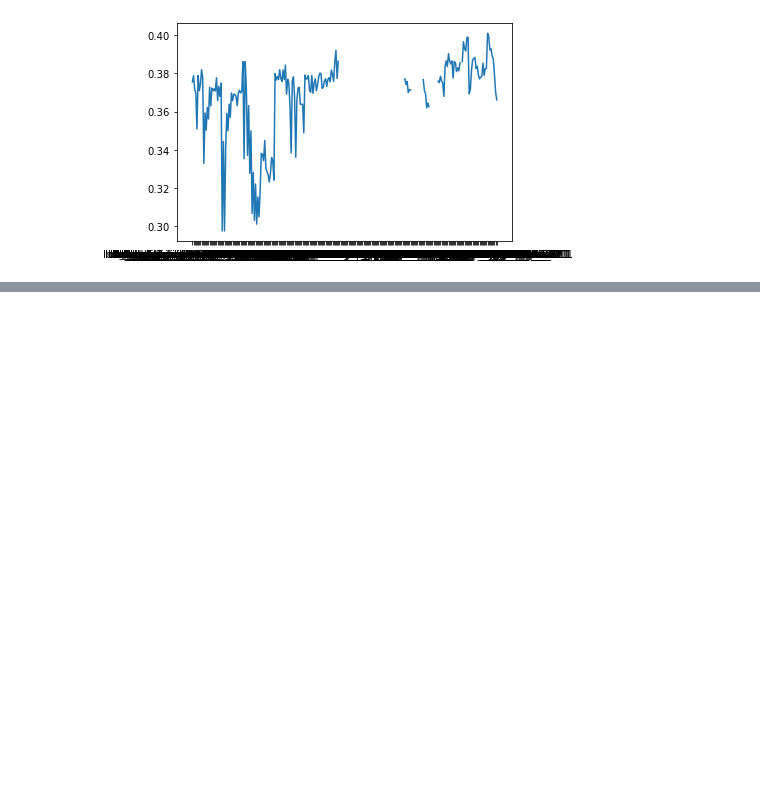
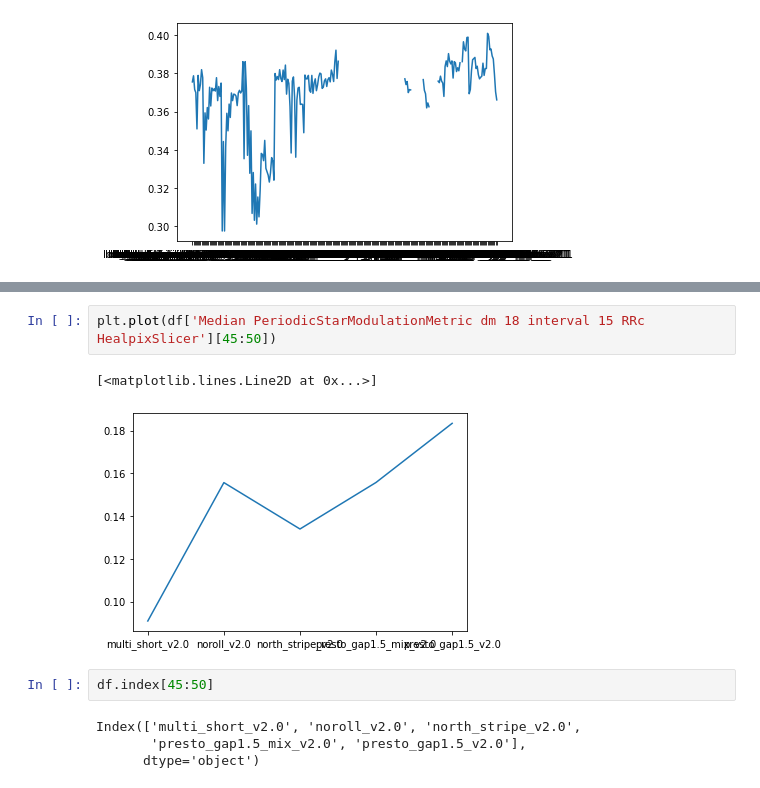
Before and after one commit to lsst-sims/smtn-017, a Jupyter notebook: plots/v20.ipynb, the cells around one changed output, grey strips where cells are left out. Drawn from its saved outputs; the diff is of its cells as text; blank space fills up the shorter version.

```diff
--- a/plots/v20.ipynb
+++ b/plots/v20.ipynb
@@ -753,0 +780,11 @@ plt.plot(df['DifferentialCompleteness H = 22.000000 Discovery_N_Chances NEO 3 pa
+# %%
+plt.plot(df['Median PeriodicStarModulationMetric dm 18 interval 15 RRc HealpixSlicer'][45:50])
+# %% [output]
+[<matplotlib.lines.Line2D at 0x...>]
+[figure, added]
+# %%
+df.index[45:50]
+# %% [output]
+Index(['multi_short_v2.0', 'noroll_v2.0', 'north_stripe_v2.0',
+       'presto_gap1.5_mix_v2.0', 'presto_gap1.5_v2.0'],
+      dtype='object')
```
Also changed, not shown: parts of 2 cells of this notebook, 44 other files.
